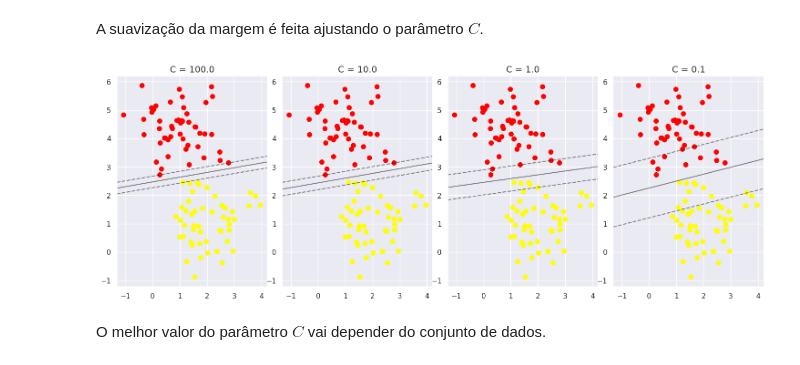
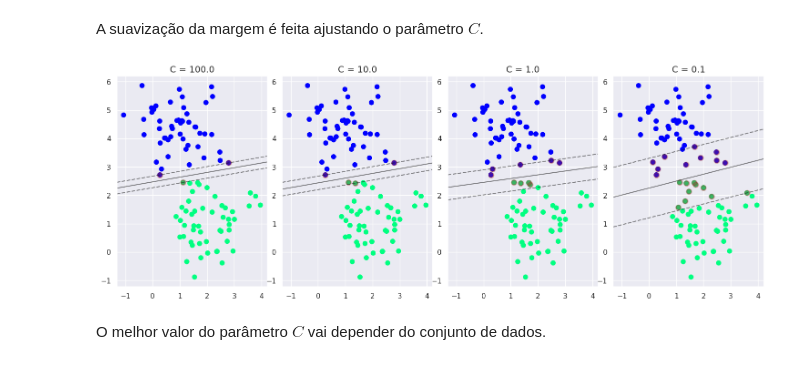
Before and after one commit to UERJ-FISICA/ML4PPGF_UERJ, a Jupyter notebook: 2026-1/SVM.ipynb, the cells around one changed output. Saved outputs shown, nothing was run; the diff lists cells and outputs as text; code cells hidden in the pictures.

```diff
--- a/2026-1/SVM.ipynb
+++ b/2026-1/SVM.ipynb
@@ -326,7 +326,7 @@ def plot_svc_decision_function(model, ax=None, plot_support=True):
     if plot_support:
         ax.scatter(model.support_vectors_[:, 0],
                    model.support_vectors_[:, 1],
-                   s=300, linewidth=1, facecolors='none')
+                   s=60, linewidth=2, facecolors='brown', alpha=0.35)
     ax.set_xlim(xlim)
     ax.set_ylim(ylim)
 # %%
@@ -435,20 +436,20 @@ A suavização da margem é feita ajustando o parâmetro $C$.
 # %%
 X, y = make_blobs(n_samples=100, centers=2,
                   random_state=0, cluster_std=0.8)
 
 fig, ax = plt.subplots(1, 4, figsize=(16, 6))
 fig.subplots_adjust(left=0.0625, right=0.95, wspace=0.1)
 
 for axi, C in zip(ax, [100.0, 10.0, 1.0, 0.1]):
     model = SVC(kernel='linear', C=C).fit(X, y)
-    axi.scatter(X[:, 0], X[:, 1], c=y, s=50, cmap='autumn')
+    axi.scatter(X[:, 0], X[:, 1], c=y, s=50, cmap='winter')
     plot_svc_decision_function(model, axi)
     axi.scatter(model.support_vectors_[:, 0],
                 model.support_vectors_[:, 1],
                 s=300, lw=1, facecolors='none');
     axi.set_title('C = {0:.1f}'.format(C), size=14)
 # %% [output]
-[figure, old version]
+[figure, new version]
 # %% [markdown]
 O melhor valor do parâmetro $C$ vai depender do conjunto de dados.
 # %% [markdown]
```
Also changed, not shown: parts of 5 cells of this notebook.
